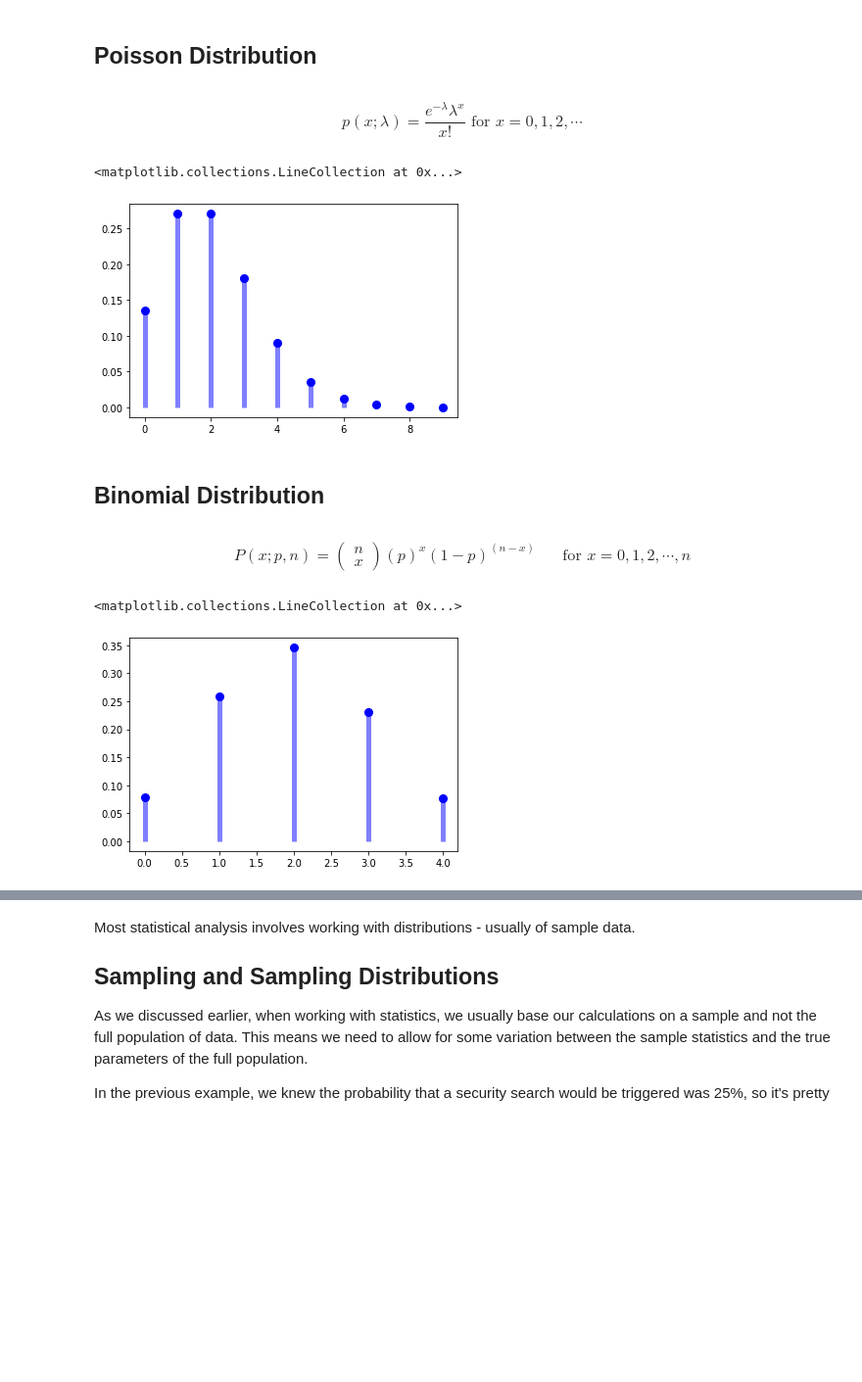
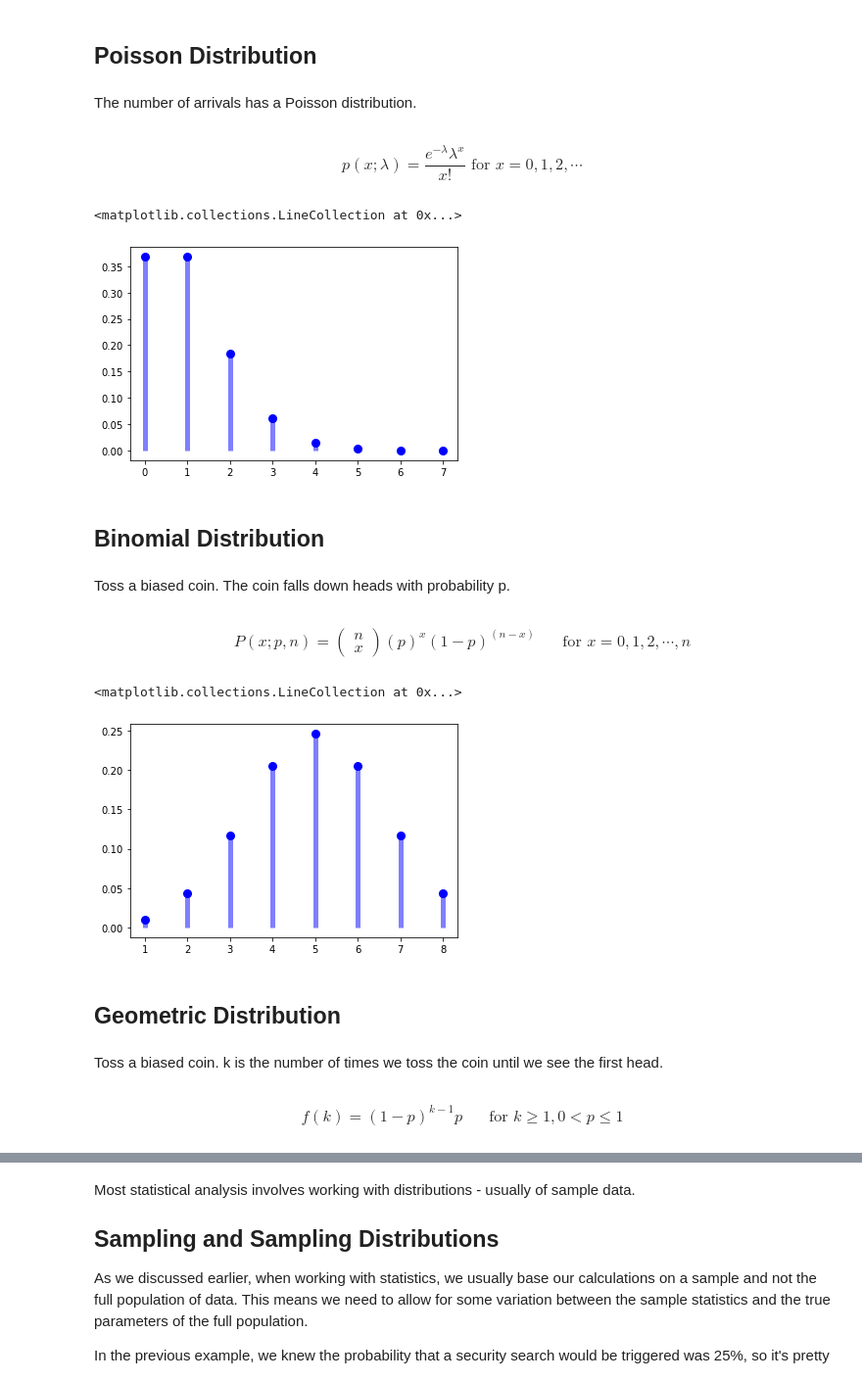
Before and after one commit to ardhiraka/FSDS_Guidelines, a Jupyter notebook: p0/w3/d2am.ipynb, the cells around one changed output, grey strips where cells are left out. Shown at 98% size. Saved outputs shown, nothing was run; the diff lists cells and outputs as text; code cells hidden in the pictures; blank space fills up the shorter version.

```diff
--- a/p0/w3/d2am.ipynb
+++ b/p0/w3/d2am.ipynb
@@ -103,33 +247,43 @@ ax.plot(x, gamma.pdf(x,beta),'r-', lw=5, alpha=0.6, label='norm pdf')
 # %% [markdown]
 ## Poisson Distribution
+# %% [markdown]
+The number of arrivals has a Poisson distribution.
 # %% [markdown]
 $$ p(x;\lambda) = \frac{e^{-\lambda}\lambda^{x}} {x!} \mbox{    for     }
 x = 0, 1, 2, \cdots $$
 # %%
 from scipy.stats import poisson
 fig, ax = plt.subplots(1, 1)
-mu = 2
+mu = 1
 x = np.arange(poisson.ppf(0.00001, mu),poisson.ppf(0.99999, mu))
 ax.plot(x, poisson.pmf(x, mu), 'bo', ms=8, label='poisson pmf')
 ax.vlines(x, 0, poisson.pmf(x, mu), colors='b', lw=5, alpha=0.5)
 # %% [output]
 <matplotlib.collections.LineCollection at 0x...>
-[figure, old version]
+[figure, new version]
 # %% [markdown]
 ## Binomial Distribution
+# %% [markdown]
+Toss a biased coin. The coin falls down heads with probability p.
 # %% [markdown]
 $$ P(x;p,n) = \left( \begin{array}{c} n \\ x \end{array} \right)
  (p)^{x}(1 - p)^{(n-x)} \;\;\;\;\;\; \mbox{for $x = 0, 1, 2, \cdots , n$} $$
 # %%
 from scipy.stats import binom
 fig, ax = plt.subplots(1, 1)
 
-n, p = 5, 0.4
+n, p = 10, 0.5
 
 x = np.arange(binom.ppf(0.01, n, p),
               binom.ppf(0.99, n, p))
 ax.plot(x, binom.pmf(x, n, p), 'bo', ms=8, label='binom pmf')
 ax.vlines(x, 0, binom.pmf(x, n, p), colors='b', lw=5, alpha=0.5)
 # %% [output]
 <matplotlib.collections.LineCollection at 0x...>
-[figure, old version]
+[figure, new version]
+# %% [markdown]
+## Geometric Distribution
+# %% [markdown]
+Toss a biased coin. k is the number of times we toss the coin until we see the first head.
+# %% [markdown]
+$$ f(k)=(1-p)^{k-1}p \;\;\;\;\;\; \mbox{for $k \ge 1, 0<p \le 1 $}  $$
```
Also changed, not shown: parts of 47 cells of this notebook.
